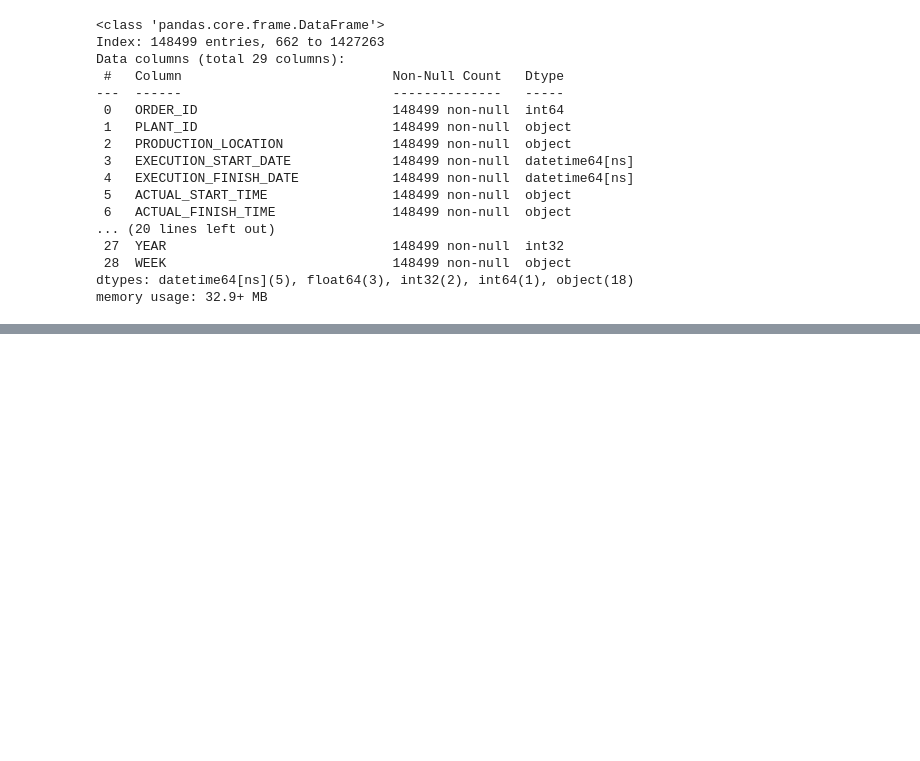
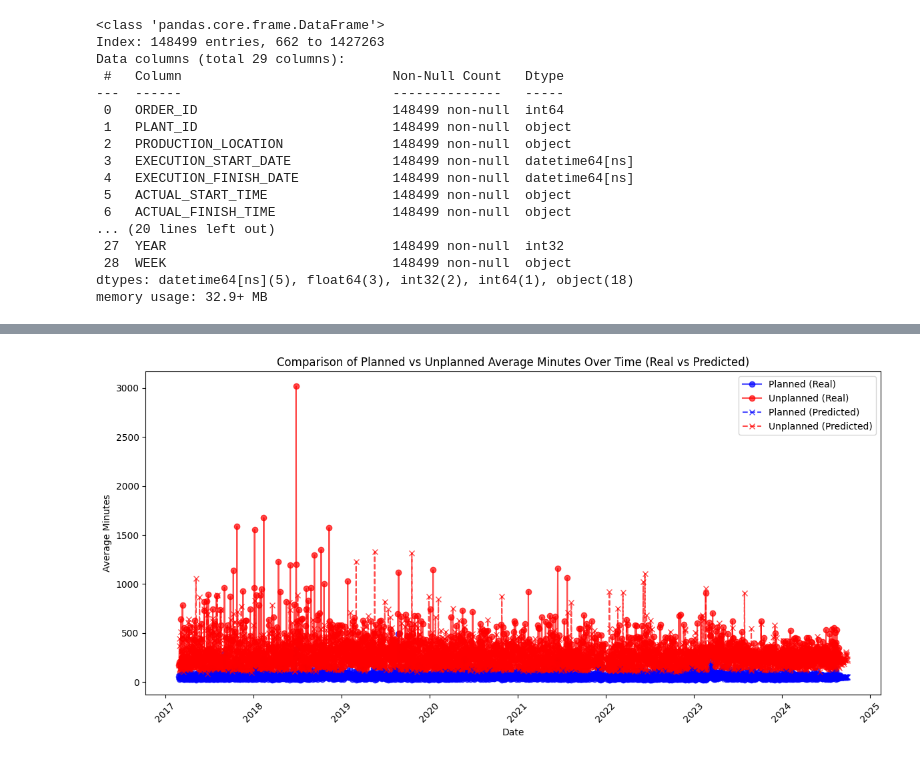
Before and after one commit to griffin-brown-95/GLB-Capstone-2, a Jupyter notebook: modeling-averages.ipynb, the cells around one changed output, grey strips where cells are left out. Saved outputs shown, nothing was run; the diff lists cells and outputs as text; code cells hidden in the pictures; blank space fills up the shorter version.

```diff
--- a/modeling-averages.ipynb
+++ b/modeling-averages.ipynb
@@ -166,0 +195,4 @@ df_lifespan
+# %%
+df_monza_aggregated = df_filtered_monza.groupby(['EXECUTION_START_DATE', 'FUNCTIONAL_AREA_NODE_2_MODIFIED', 'EQUIPMENT_ID']).size().reset_index(name='work_order_count')
+
+df_monza_aggregated
@@ -166,0 +394,7 @@ df_lifespan
+# %%
+combined_df = pd.merge(combined_df, aggregate_times, on=['FUNCTIONAL_AREA_NODE_2_MODIFIED', 'EQUIPMENT_ID'], how='left')
+
+combined_df['planned_minutes'] = (combined_df['y']) * (combined_df['average_minutes_Planned'])
+combined_df['unplanned_minutes'] = (combined_df['y']) * (combined_df['average_minutes_Unplanned'])
+
+combined_df.dropna(how='any', axis=0, inplace=True)
@@ -166,0 +410,34 @@ df_lifespan
+# %%
+# Aggregate by taking the mean for the same date (if duplicates exist)
+df_aggregated = combined_df.groupby(['ds', 'source']).agg({
+    'planned_minutes': 'mean',
+    'unplanned_minutes': 'mean'
+}).reset_index()
+
+# Separate real and predicted data again after aggregation
+df_real = df_aggregated[df_aggregated['source'] == 'real']
+df_predicted = df_aggregated[df_aggregated['source'] == 'predicted']
+# %%
+# Create the plot
+plt.figure(figsize=(12, 6))
+
+# Plot real data (with markers for better visibility)
+plt.plot(df_real['ds'], df_real['planned_minutes'], label='Planned (Real)', color='blue', linestyle='-', marker='o', alpha=0.7)
+plt.plot(df_real['ds'], df_real['unplanned_minutes'], label='Unplanned (Real)', color='red', linestyle='-', marker='o', alpha=0.7)
+
+# Plot predicted data
+plt.plot(df_predicted['ds'], df_predicted['planned_minutes'], label='Planned (Predicted)', color='blue', linestyle='--', marker='x', alpha=0.7)
+plt.plot(df_predicted['ds'], df_predicted['unplanned_minutes'], label='Unplanned (Predicted)', color='red', linestyle='--', marker='x', alpha=0.7)
+
+# Add labels and title
+plt.xlabel('Date')
+plt.ylabel('Average Minutes')
+plt.title('Comparison of Planned vs Unplanned Average Minutes Over Time (Real vs Predicted)')
+plt.xticks(rotation=45)  # Rotate x labels for better readability
+plt.legend()
+
+# Show the plot
+plt.tight_layout()
+plt.show()
+# %% [output]
+[figure, added]
```
Also changed, not shown: parts of 19 cells of this notebook.
